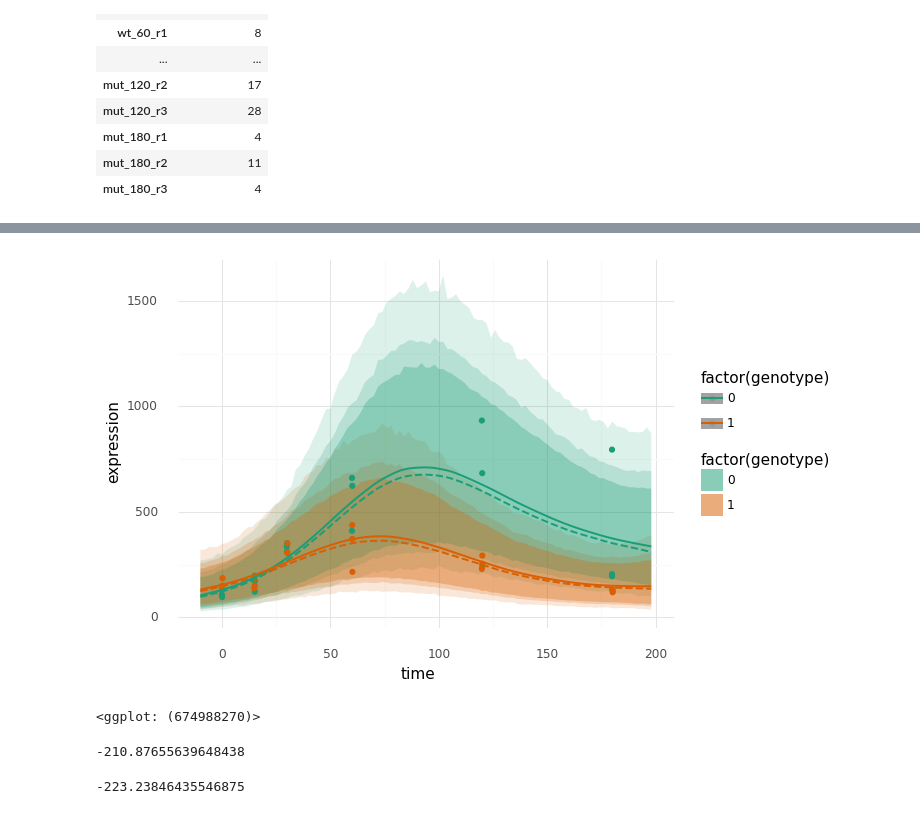
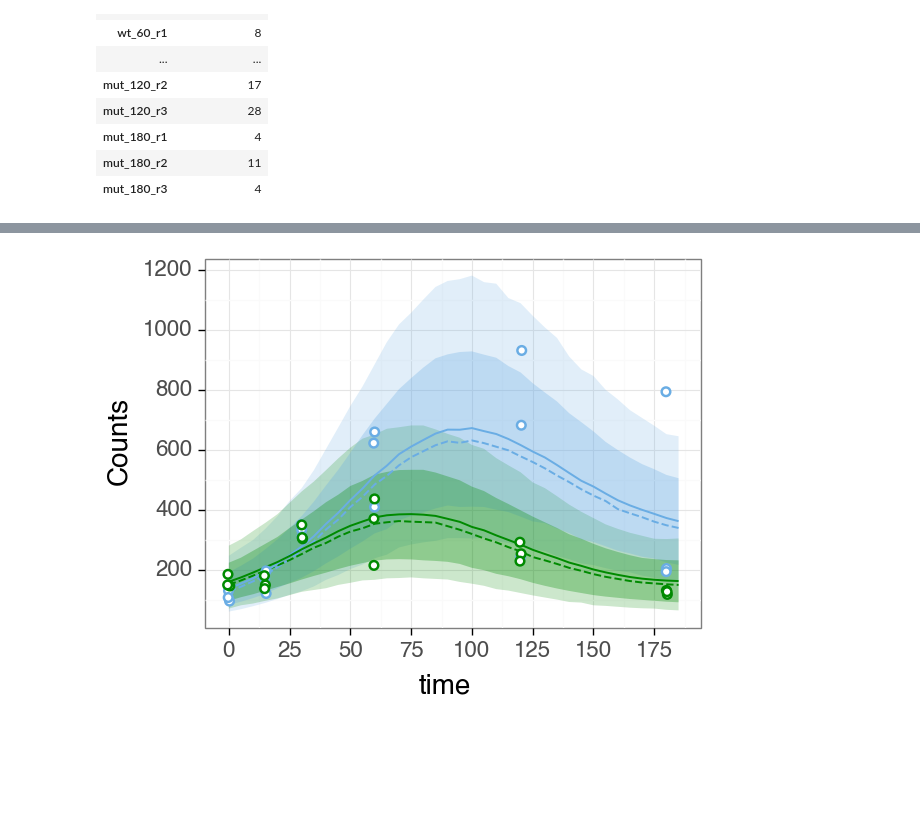
Before and after one commit to holmrenser/taxus, a Jupyter notebook: docs/examples/fission.ipynb, the cells around one changed output, grey strips where cells are left out. Drawn from its saved outputs; the diff is of its cells as text; code cells hidden in the pictures; blank space fills up the shorter version.

```diff
--- a/docs/examples/fission.ipynb
+++ b/docs/examples/fission.ipynb
@@ -90,3 +230,11 @@ elbo_reduced = [(model, model.fit(n_steps=10000, tol=1e-6)) for model in reduced
+# %%
+gene_id = 'SPAC11D3.01c'
+
+full_models = [tx.GP('~ genotype + time', covariates[['genotype', 'time']], norm_df.T[[gene_id]], likelihood='nb', kernel='rbf') for _ in range(10)]
+reduced_models = [tx.GP('~ time', covariates[['genotype', 'time']], norm_df.T[[gene_id]], likelihood='nb', kernel='rbf') for _ in range(10)]
+
+elbo_full = [(model, model.fit(n_steps=10000, tol=1e-4)) for model in full_models]
+elbo_reduced = [(model, model.fit(n_steps=10000, tol=1e-4)) for model in reduced_models]
 # %%
-full_gp = sorted(elbo_full, key=lambda m: m[1])[0][0]
+full_gp = sorted(elbo_full, key=lambda m: m[1] or np.inf)[0][0]
 # %%
@@ -103,5 +264,6 @@ ax.legend()
 # %%
-time = np.tile(np.arange(-10, 200, 2), 2)
+time = np.tile(np.arange(0, 189, 5), 2)
 genotype = np.repeat([0,1], len(time)/2)
 x_pred = pd.DataFrame(dict(time=time, genotype=genotype))
-percentiles = gp.predict(x_pred)
+percentiles = full_gp.predict(x_pred, percentiles=[5, 16, 50, 84, 95])
+percentiles
@@ -108,35 +284,32 @@ percentiles = gp.predict(x_pred)
 # %%
-train_df = pd.concat([gp.train_x_df,gp.train_y_df], axis=1)
-train_df.columns = [*gp.variable_names,'expression']
+colors = {0:'#6aade4', 1:'#008a00'}
+
+train_df = pd.concat([full_gp.train_x_df, full_gp.train_y_df], axis=1)
+train_df.columns = [*full_gp.variable_names, 'Counts']
 test_df = pd.concat([x_pred, percentiles], axis=1)
 train_aes = dict(x='time', color='factor(genotype)')
 test_aes =  dict(x='time', fill='factor(genotype)')
-(
-    ggplot(train_df, aes(y='expression', **train_aes))
-    + geom_ribbon(mapping=aes(**test_aes, ymin='p0.5', ymax='p99.5'), alpha=.15,
+p = (
+    ggplot(train_df, aes(y='Counts', **train_aes))
+    #+ geom_ribbon(mapping=aes(**test_aes, ymin='p0.5', ymax='p99.5'), alpha=.15,
+    #             data=test_df, inherit_aes=False)
+    + geom_ribbon(mapping=aes(**test_aes, ymin='p5', ymax='p95'), alpha=.2,
                  data=test_df, inherit_aes=False)
-    + geom_ribbon(mapping=aes(**test_aes, ymin='p2.5', ymax='p97.5'), alpha=.2,
+    + geom_ribbon(mapping=aes(**test_aes, ymin='p16', ymax='p84'), alpha=.3,
                  data=test_df, inherit_aes=False)
-    + geom_ribbon(mapping=aes(**test_aes, ymin='p5', ymax='p95'), alpha=.3,
+    + geom_smooth(aes(**train_aes, y='p50'), method='lowess', span=.05, linetype='dashed', alpha=.7, size=.8,
                  data=test_df, inherit_aes=False)
-    + geom_jitter(width=.2)
-    + geom_smooth(aes(**train_aes, y='p50'), method='lowess', span=.1, linetype='dashed', alpha=.7, size=.8,
+    + geom_smooth(aes(**train_aes, y='mean'), method='lowess', span=.05, alpha=.7, size=.8,
                  data=test_df, inherit_aes=False)
-    + geom_smooth(aes(**train_aes, y='mean'), method='lowess', span=.1, alpha=.7, size=.8,
-                 data=test_df, inherit_aes=False)
-    + theme_minimal()
-    + scale_color_brewer('qual', 2)
-    + scale_fill_brewer('qual', 2)
+    + geom_jitter(fill='white', size=2.5, stroke=1., width=.5)
+    + theme_bw(base_size=20, base_family='Helvetica')
+    + scale_color_manual(colors, guide=False)
+    + scale_fill_manual(colors, guide=False)
+    + scale_x_continuous(breaks=[0,25,50,75,100,125,150,175])
+    + scale_y_continuous(breaks=[0, 200, 400, 600, 800, 1000, 1200])
 )
+print(p)
+p.save('./gpcounts_reproduction.png')
 # %% [output]
-[figure, old version]
+[figure, new version]
-<ggplot: (674988270)>
-# %%
-full_gp.likelihood(full_gp(full_gp.train_x)).log_prob(full_gp.train_y).mean(dim=0).sum().item()
-# %% [output]
--210.87655639648438
-# %%
-reduced_gp.likelihood(reduced_gp(reduced_gp.train_x)).log_prob(reduced_gp.train_y).mean(dim=0).sum().item()
-# %% [output]
--223.23846435546875
 # %%
```
Also changed, not shown: parts of 26 cells of this notebook, 6 other files.
